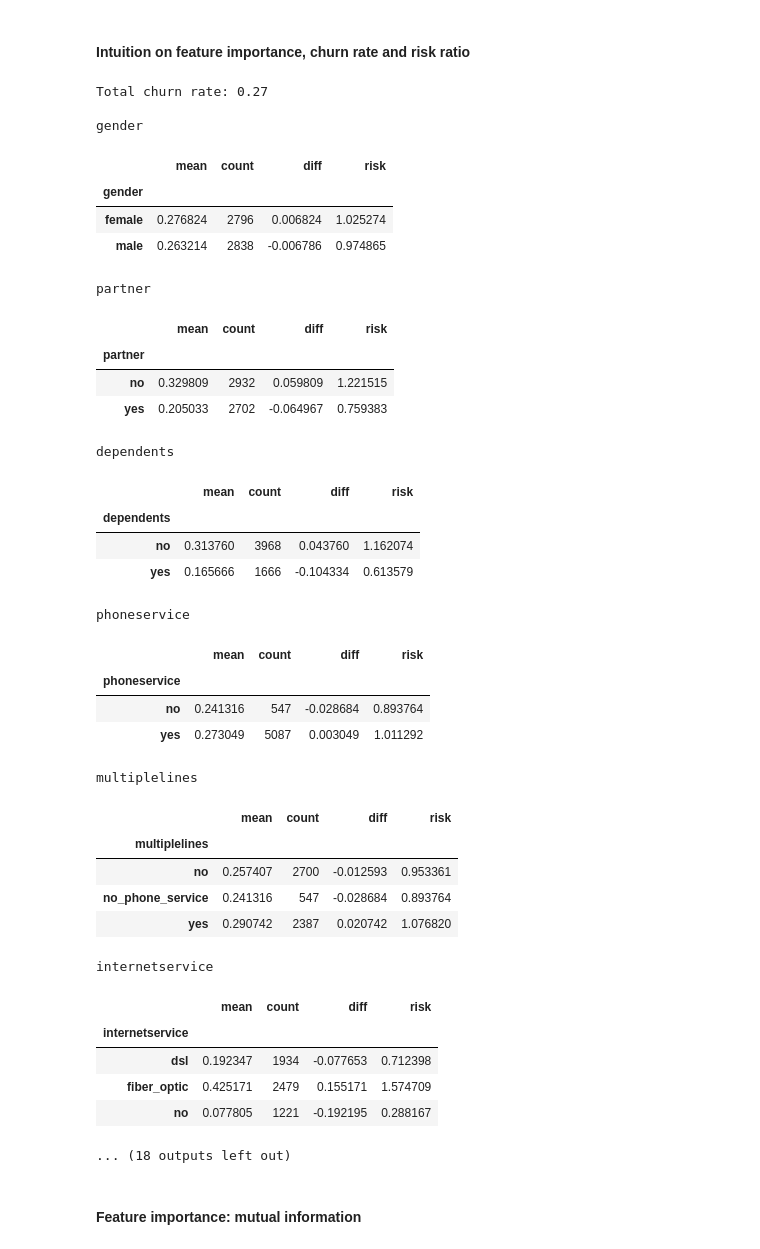
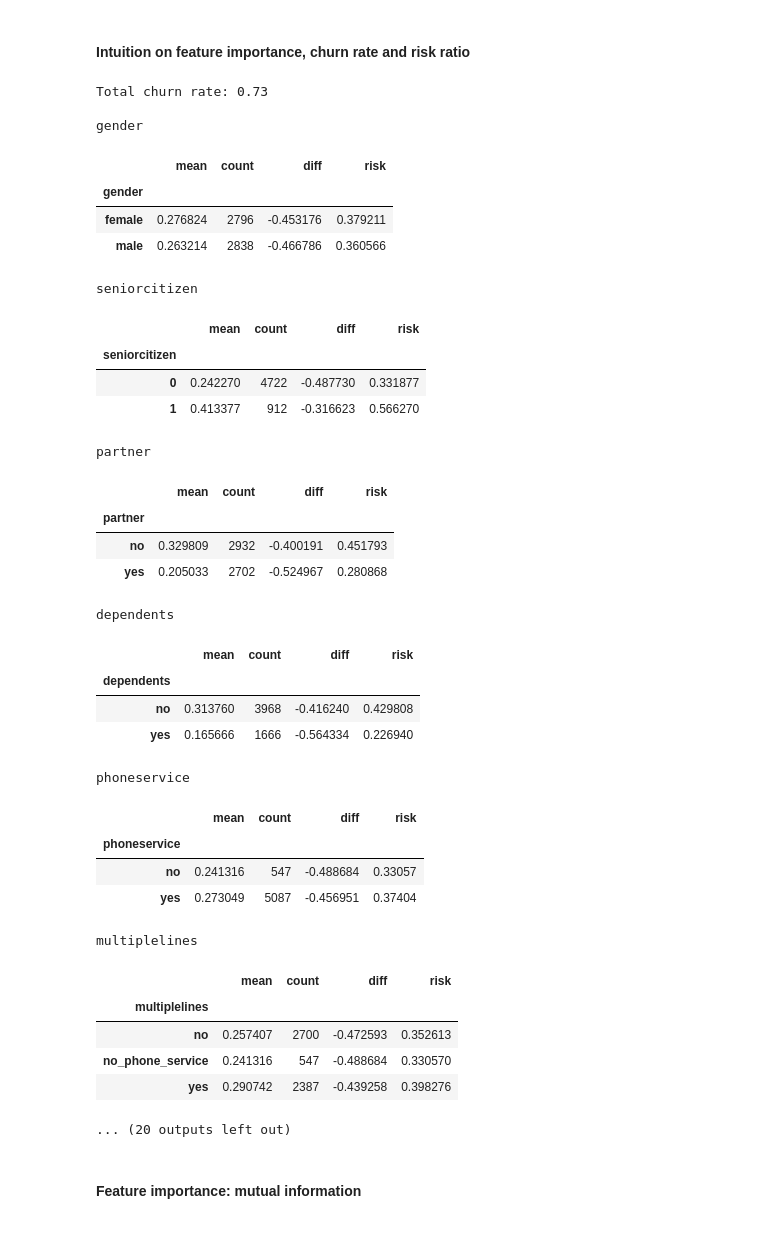
Before and after one commit to maclavijo/MLZoomcamp, a Jupyter notebook: Week3/Customer churn prediction.ipynb, the cells around one changed output. Drawn from its saved outputs; the diff is of its cells as text; code cells hidden in the pictures.

```diff
--- a/Week3/Customer churn prediction.ipynb
+++ b/Week3/Customer churn prediction.ipynb
@@ -105,6 +103,6 @@ df.head()
 # %%
 # Converting the target variable to binary values, no=0 or yes=1.
-df.churn = (df.churn == 'yes') * 1
+df.churn = (df.churn == 'yes').astype(int)
 df.churn.head()
 # %% [output]
 0    0
@@ -153,5 +152,5 @@ dfTrainFull.head(2)
 # %%
 # Churn rate in %
-totalChurn = dfTrainFull[target].value_counts(normalize=True)[1].round(3)
+totalChurn = dfTrainFull[target].value_counts(normalize=True)[0].round(3)
 totalChurn
 # %% [output]
@@ -159,6 +158,23 @@ totalChurn
-# %%
-# Convert feature seniorcitizen to object to treat it as categorical
-dfTrainFull.seniorcitizen = dfTrainFull.seniorcitizen.astype('object')
+# %%
+numCols = ['tenure', 'monthlycharges', 'totalcharges']
+categCols = [
+    'gender',
+    'seniorcitizen',
+    'partner',
+    'dependents',
+    'phoneservice',
+    'multiplelines',
+    'internetservice',
+    'onlinesecurity',
+    'onlinebackup',
+    'deviceprotection',
+    'techsupport',
+    'streamingtv',
+    'streamingmovies',
+    'contract',
+    'paperlessbilling',
+    'paymentmethod',
+]
 # %%
 dfTrainFull.info()
 # %% [output]
@@ -215,47 +231,46 @@ from IPython.display import display
 # %%
 print()
 print(f'Total churn rate: {totalChurn}\n')
 
-for col in categCols[:-1]:
+for col in categCols:
     print(f'{col}')
     churn = ChurnCalculations(dfTrainFull, col, totalChurn)
     display(churn)
 # %% [output]
-Total churn rate: 0.27
+Total churn rate: 0.73
 
 gender
 |  | mean | count | diff | risk |
 | gender |  |  |  |  |
-| female | 0.276824 | 2796 | 0.006824 | 1.025274 |
-| male | 0.263214 | 2838 | -0.006786 | 0.974865 |
+| female | 0.276824 | 2796 | -0.453176 | 0.379211 |
+| male | 0.263214 | 2838 | -0.466786 | 0.360566 |
-partner
+seniorcitizen
 |  | mean | count | diff | risk |
-| partner |  |  |  |  |
-| no | 0.329809 | 2932 | 0.059809 | 1.221515 |
-| yes | 0.205033 | 2702 | -0.064967 | 0.759383 |
+| seniorcitizen |  |  |  |  |
+| 0 | 0.242270 | 4722 | -0.487730 | 0.331877 |
+| 1 | 0.413377 | 912 | -0.316623 | 0.566270 |
-dependents
+partner
 |  | mean | count | diff | risk |
-| dependents |  |  |  |  |
-| no | 0.313760 | 3968 | 0.043760 | 1.162074 |
-| yes | 0.165666 | 1666 | -0.104334 | 0.613579 |
+| partner |  |  |  |  |
+| no | 0.329809 | 2932 | -0.400191 | 0.451793 |
+| yes | 0.205033 | 2702 | -0.524967 | 0.280868 |
-phoneservice
+dependents
 |  | mean | count | diff | risk |
-| phoneservice |  |  |  |  |
-| no | 0.241316 | 547 | -0.028684 | 0.893764 |
-| yes | 0.273049 | 5087 | 0.003049 | 1.011292 |
+| dependents |  |  |  |  |
+| no | 0.313760 | 3968 | -0.416240 | 0.429808 |
+| yes | 0.165666 | 1666 | -0.564334 | 0.226940 |
-multiplelines
+phoneservice
 |  | mean | count | diff | risk |
-| multiplelines |  |  |  |  |
-| no | 0.257407 | 2700 | -0.012593 | 0.953361 |
-| no_phone_service | 0.241316 | 547 | -0.028684 | 0.893764 |
-| yes | 0.290742 | 2387 | 0.020742 | 1.076820 |
+| phoneservice |  |  |  |  |
+| no | 0.241316 | 547 | -0.488684 | 0.33057 |
+| yes | 0.273049 | 5087 | -0.456951 | 0.37404 |
-internetservice
+multiplelines
 |  | mean | count | diff | risk |
-| internetservice |  |  |  |  |
-| dsl | 0.192347 | 1934 | -0.077653 | 0.712398 |
-| fiber_optic | 0.425171 | 2479 | 0.155171 | 1.574709 |
-| no | 0.077805 | 1221 | -0.192195 | 0.288167 |
+| multiplelines |  |  |  |  |
+| no | 0.257407 | 2700 | -0.472593 | 0.352613 |
+| no_phone_service | 0.241316 | 547 | -0.488684 | 0.330570 |
+| yes | 0.290742 | 2387 | -0.439258 | 0.398276 |
-... (18 outputs left out)
+... (20 outputs left out)
 # %% [markdown]
 #### Feature importance: mutual information
 # %%
```
Also changed, not shown: parts of 52 cells of this notebook.
